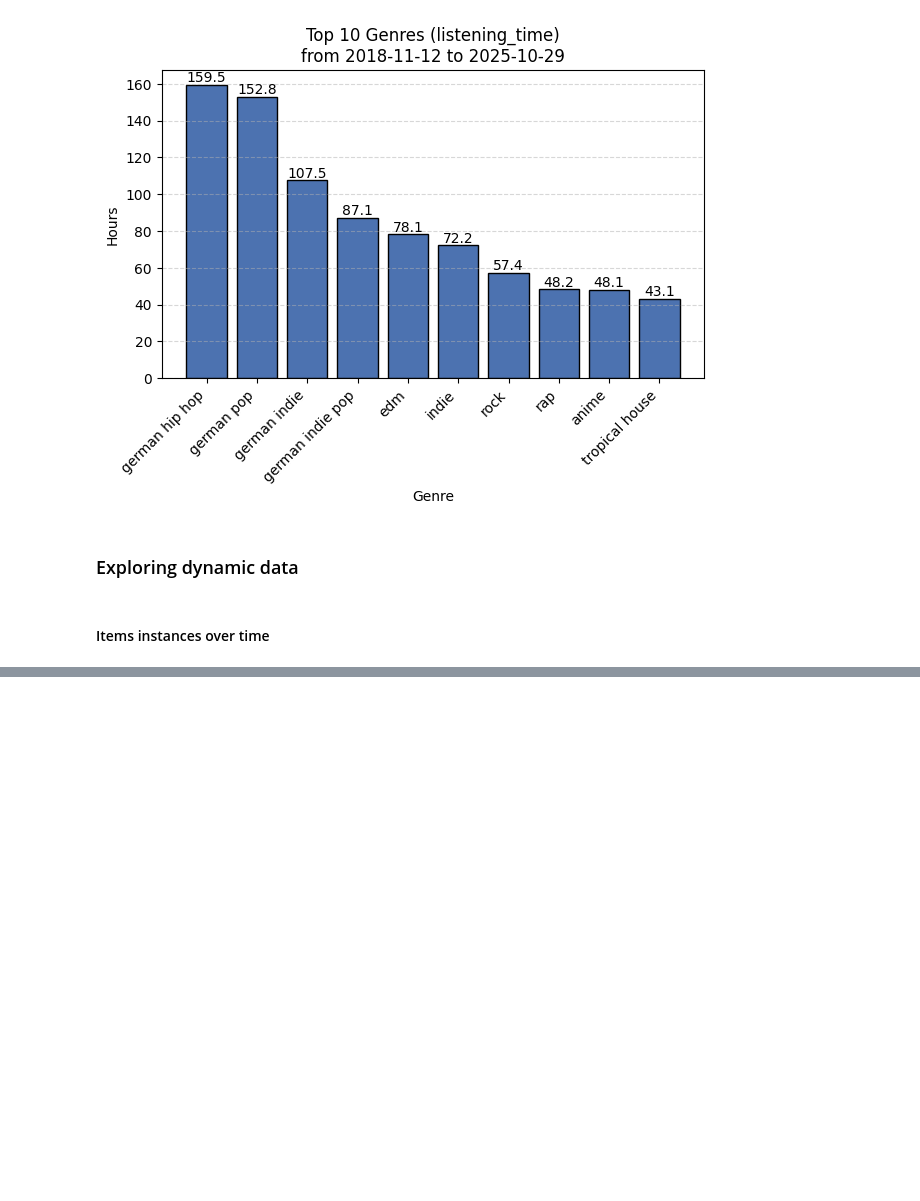
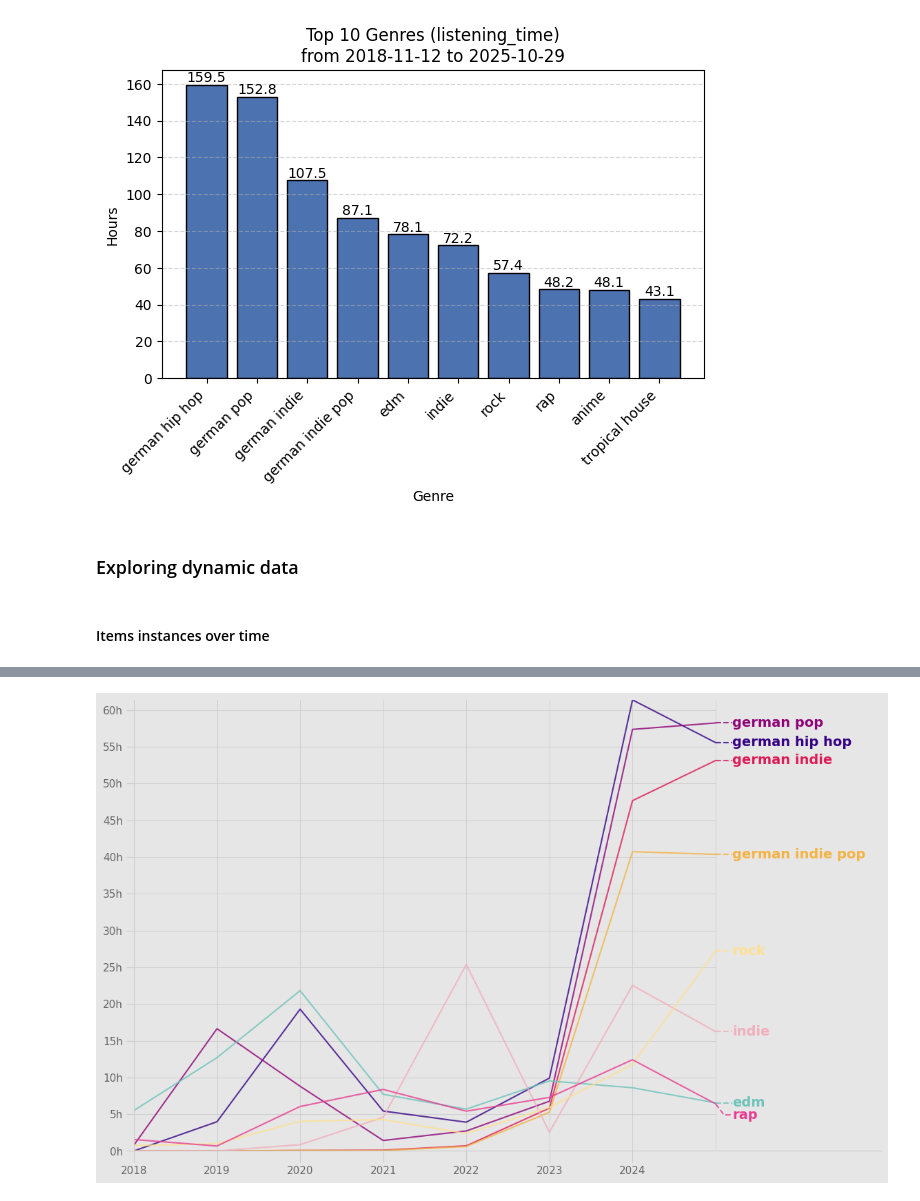
Before and after one commit to Innisvysom2/betterWrapped, a Jupyter notebook: betterWrapped.ipynb, the cells around one changed output, grey strips where cells are left out. Drawn from its saved outputs; the diff is of its cells as text; code cells hidden in the pictures; blank space fills up the shorter version.

```diff
--- a/betterWrapped.ipynb
+++ b/betterWrapped.ipynb
@@ -442,15 +488,12 @@ scatter_plot(x, y, start, end, f"{dict_att_disp[attribute]}s ({item})", format,
 # %%
 attribute = "genre" #artist_name, track_name, genre, album_name, country_name, region_name, city_name or platform
-top_count = 3 #the top n will be returned
+top_count = 8 #the top n will be returned
 sorting_value = "listening_time" #track_count or listening_time
 time_format = "h_played" #ms_played, s_played, min_played, h_played, d_played
 start = time_scope("first") #"year-month-day" or "first"
 end = time_scope("last") #"year-month-day" or "last"
 
 measuring_value = "h_played" #count, ms_played, s_played, min_played, h_played, d_played
-format = "month" #average_monthday, average_weekday, average_month, day, month, year
+format = "year" #average_monthday, average_weekday, average_month, day, month, year
 
 df_top_attributes = get_top_data(attribute, sorting_value, time_format, top_count, start, end)[attribute]
-x = get_listening_dates_counted(attribute, [df_top_attributes.iloc[0]], measuring_value, start, end, format)["date"]
-y = get_listening_dates_counted(attribute, [df_top_attributes.iloc[0]], measuring_value, start, end, format)[measuring_value]
-#scatter_plot(x, y, start, end, f"{dict_att_disp[attribute]}s ({measuring_value})", dict_att_disp[attribute], format)
@@ -584,0 +500,72 @@ plot_top_attributes(attribute, df_top_attributes, measuring_value, start, end, f
+# %%
+def enforce_minimum_distance(values, tolerance=1.5):
+    new_vals = []
+    for v in values:
+        while any(abs(v - existing) < tolerance for existing in new_vals):
+            v -= tolerance
+        new_vals.append(v)
+    return new_vals
+# %%
+y_max = get_listening_dates_counted(attribute, [df_top_attributes.iloc[0]], measuring_value, start, end, format)[measuring_value].max()
+
+fig, ax = plt.subplots(figsize = (14, 8.5))
+
+fig.patch.set_facecolor(GREY_SCALE[9])
+ax.set_facecolor(GREY_SCALE[9])
+
+ax.vlines(x=np.arange(start.year+1, end.year+1), ymin=0, ymax=y_max, color=GREY_SCALE[8], lw=0.6)
+ax.hlines(y=np.arange(5, y_max, 5), xmin=start.year, xmax=end.year, color=GREY_SCALE[8], lw=0.6)
+
+for idx, genre in enumerate(df_top_attributes):
+    x = get_listening_dates_counted(attribute, [genre], measuring_value, start, end, format)["date"]
+    y = get_listening_dates_counted(attribute, [genre], measuring_value, start, end, format)[measuring_value]
+    color = RETRO_SCALE[idx]
+    ax.plot(x, y, lw=1.5, alpha=0.8, color=color)
+
+label_position_y = enforce_minimum_distance([get_listening_dates_counted(attribute, [df_top_attributes.iloc[x]], measuring_value, start, end, format)[measuring_value].iloc[-1] for x in range(top_count)])
+
+for idx, genre in enumerate(df_top_attributes):
+    color = RETRO_SCALE[idx]
+
+    y_start = get_listening_dates_counted(attribute, [genre], measuring_value, start, end, format)[measuring_value].iloc[-1]
+    y_end = label_position_y[idx]
+
+    ax.plot(
+        [end.year, end.year + 0.1, end.year + 0.2],
+        [y_start, y_end, y_end],
+        color=color,
+        alpha=0.8,
+        ls="dashed"
+    )
+
+    ax.text(
+        end.year + 0.2,
+        y_end,
+        genre,
+        color=color,
+        fontsize=14,
+        weight="bold",
+        fontfamily="DejaVu Sans",
+        va="center"
+    )
+
+ax.set_xlim(start.year, 2027)
+ax.set_ylim(0, y_max)
+
+ax.set_yticks([y for y in np.arange(0, y_max, 5)])
+ax.set_yticklabels([f"{y}h" for y in np.arange(0, y_max, 5).astype(int)], fontname="DejaVu Sans", fontsize=11,color=GREY_SCALE[4])
+
+ax.set_xticks([x for x in np.arange(start.year, end.year)])
+ax.set_xticklabels([x for x in np.arange(start.year, end.year)], fontname= "DejaVu Sans", fontsize=11,color=GREY_SCALE[4])
+
+ax.tick_params(axis="x", length=12, color=GREY_SCALE[8])
+ax.tick_params(axis="y", length=8, color=GREY_SCALE[8])
+
+ax.spines["left"].set_color(GREY_SCALE[8])
+ax.spines["bottom"].set_color(GREY_SCALE[8])
+ax.spines["right"].set_color("none")
+ax.spines["top"].set_color("none")
+
+plt.show()
+# %% [output]
+[figure, added]
```
Also changed, not shown: parts of 12 cells of this notebook.
